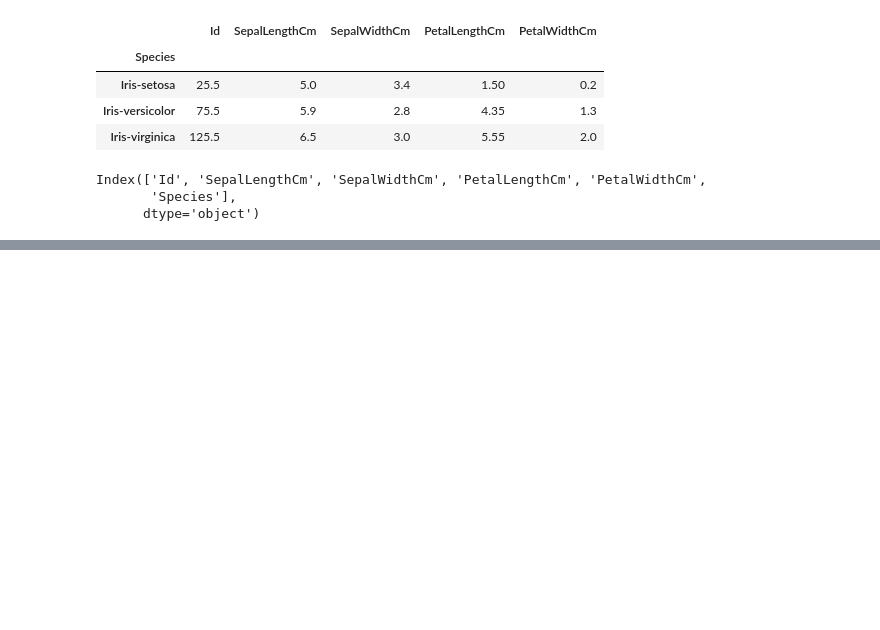
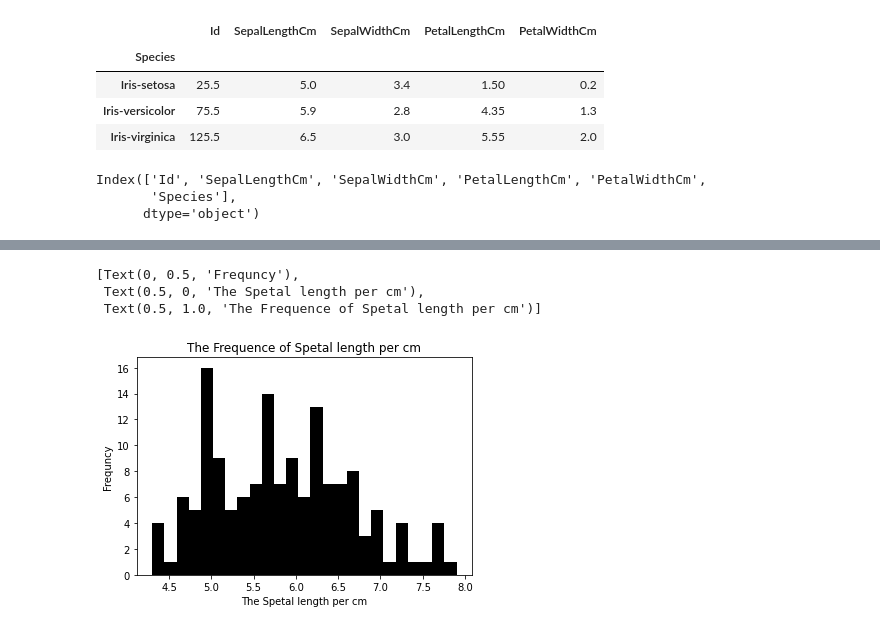
Before and after one commit to mohmaed7777/Data-Analysis-with-python-, a Jupyter notebook: EDA_Notebook.ipynb, the cells around one changed output, grey strips where cells are left out. Cells and saved outputs as stored; diff of their text form; code cells hidden in the pictures; blank space fills up the shorter version.

```diff
--- a/EDA_Notebook.ipynb
+++ b/EDA_Notebook.ipynb
@@ -166,0 +172,13 @@ ax.scatter(df.SepalLengthCm, df.SepalWidthCm)
+# %%
+# Create a histogram:
+ax = plt.axes()
+
+ax.hist(df.SepalLengthCm, bins=25, color='black')
+ax.set(xlabel='The Spetal length per cm',
+       ylabel='Frequncy',
+       title='The Frequence of Spetal length per cm')
+# %% [output]
+[Text(0, 0.5, 'Frequncy'),
+ Text(0.5, 0, 'The Spetal length per cm'),
+ Text(0.5, 1.0, 'The Frequence of Spetal length per cm')]
+[figure, added]
```
Also changed, not shown: parts of 2 cells of this notebook.
